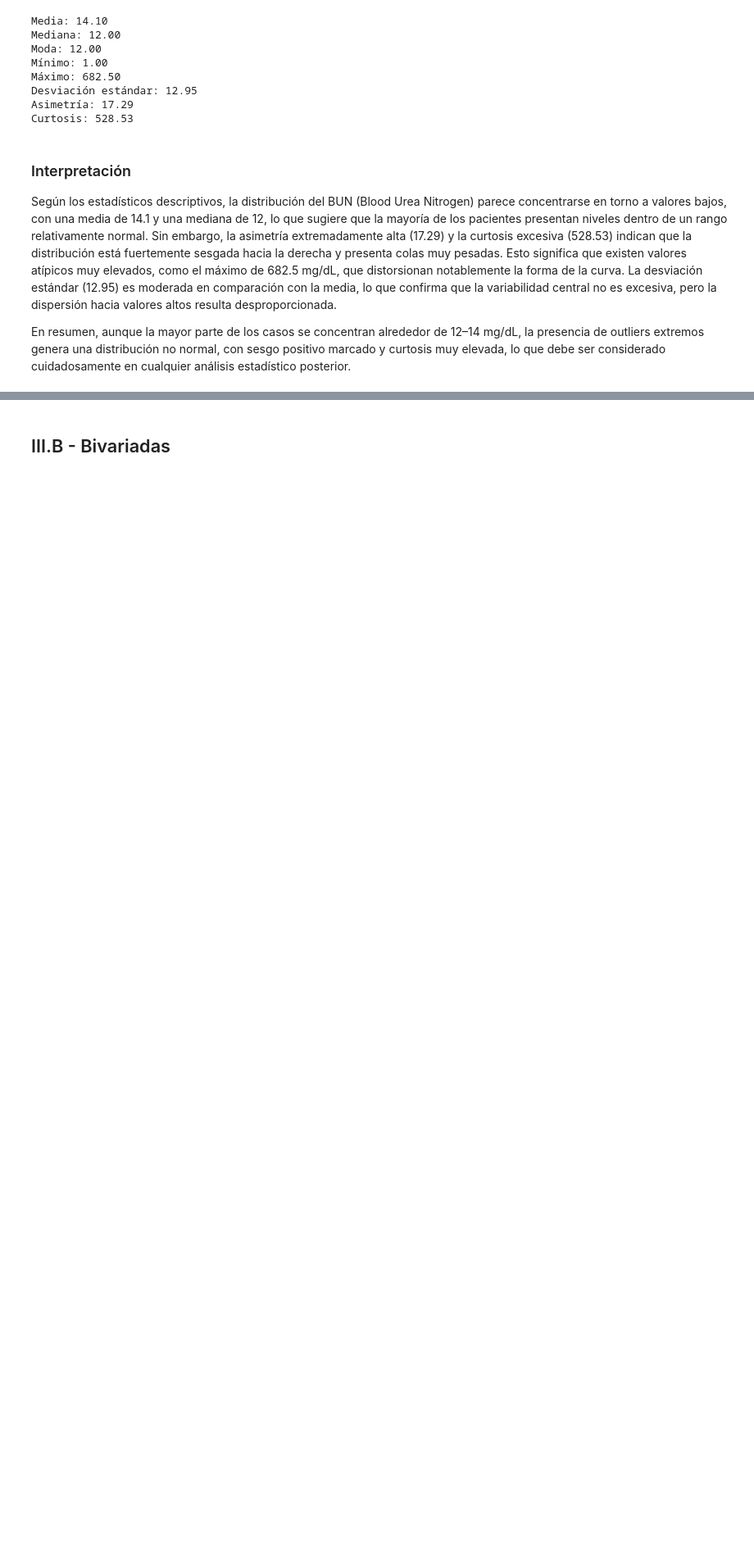
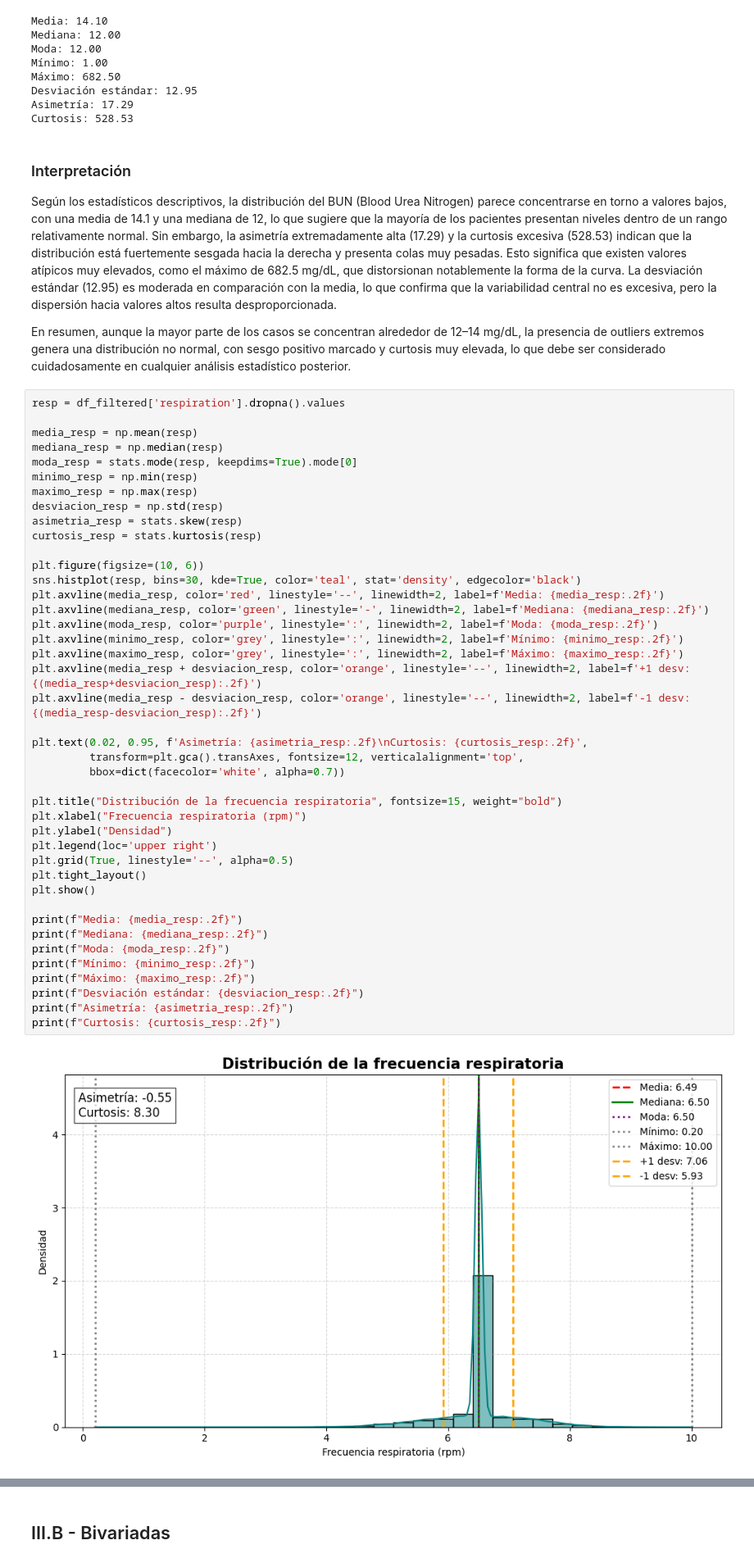
Before and after one commit to totox35/CiencasDatos_UdeA_GIRAULT, a Jupyter notebook: proyecto_aula/entregable_I_proyecto_aula.ipynb, the cells around one changed output, grey strips where cells are left out. Shown at 82% size. Cells and saved outputs as stored; diff of their text form; blank space fills up the shorter version.

```diff
--- a/proyecto_aula/entregable_I_proyecto_aula.ipynb
+++ b/proyecto_aula/entregable_I_proyecto_aula.ipynb
@@ -676,3 +677,47 @@ Curtosis: 528.53
 Según los estadísticos descriptivos, la distribución del BUN (Blood Urea Nitrogen) parece concentrarse en torno a valores bajos, con una media de 14.1 y una mediana de 12, lo que sugiere que la mayoría de los pacientes presentan niveles dentro de un rango relativamente normal. Sin embargo, la asimetría extremadamente alta (17.29) y la curtosis excesiva (528.53) indican que la distribución está fuertemente sesgada hacia la derecha y presenta colas muy pesadas. Esto significa que existen valores atípicos muy elevados, como el máximo de 682.5 mg/dL, que distorsionan notablemente la forma de la curva. La desviación estándar (12.95) es moderada en comparación con la media, lo que confirma que la variabilidad central no es excesiva, pero la dispersión hacia valores altos resulta desproporcionada.
 
 En resumen, aunque la mayor parte de los casos se concentran alrededor de 12–14 mg/dL, la presencia de outliers extremos genera una distribución no normal, con sesgo positivo marcado y curtosis muy elevada, lo que debe ser considerado cuidadosamente en cualquier análisis estadístico posterior.
+# %%
+resp = df_filtered['respiration'].dropna().values
+
+media_resp = np.mean(resp)
+mediana_resp = np.median(resp)
+moda_resp = stats.mode(resp, keepdims=True).mode[0]
+minimo_resp = np.min(resp)
+maximo_resp = np.max(resp)
+desviacion_resp = np.std(resp)
+asimetria_resp = stats.skew(resp)
+curtosis_resp = stats.kurtosis(resp)
+
+plt.figure(figsize=(10, 6))
+sns.histplot(resp, bins=30, kde=True, color='teal', stat='density', edgecolor='black')
+plt.axvline(media_resp, color='red', linestyle='--', linewidth=2, label=f'Media: {media_resp:.2f}')
+plt.axvline(mediana_resp, color='green', linestyle='-', linewidth=2, label=f'Mediana: {mediana_resp:.2f}')
+plt.axvline(moda_resp, color='purple', linestyle=':', linewidth=2, label=f'Moda: {moda_resp:.2f}')
+plt.axvline(minimo_resp, color='grey', linestyle=':', linewidth=2, label=f'Mínimo: {minimo_resp:.2f}')
+plt.axvline(maximo_resp, color='grey', linestyle=':', linewidth=2, label=f'Máximo: {maximo_resp:.2f}')
+plt.axvline(media_resp + desviacion_resp, color='orange', linestyle='--', linewidth=2, label=f'+1 desv: {(media_resp+desviacion_resp):.2f}')
+plt.axvline(media_resp - desviacion_resp, color='orange', linestyle='--', linewidth=2, label=f'-1 desv: {(media_resp-desviacion_resp):.2f}')
+
+plt.text(0.02, 0.95, f'Asimetría: {asimetria_resp:.2f}\nCurtosis: {curtosis_resp:.2f}',
+         transform=plt.gca().transAxes, fontsize=12, verticalalignment='top',
+         bbox=dict(facecolor='white', alpha=0.7))
+
+plt.title("Distribución de la frecuencia respiratoria", fontsize=15, weight="bold")
+plt.xlabel("Frecuencia respiratoria (rpm)")
+plt.ylabel("Densidad")
+plt.legend(loc='upper right')
+plt.grid(True, linestyle='--', alpha=0.5)
+plt.tight_layout()
+plt.show()
+
+print(f"Media: {media_resp:.2f}")
+print(f"Mediana: {mediana_resp:.2f}")
+print(f"Moda: {moda_resp:.2f}")
+print(f"Mínimo: {minimo_resp:.2f}")
+print(f"Máximo: {maximo_resp:.2f}")
+print(f"Desviación estándar: {desviacion_resp:.2f}")
+print(f"Asimetría: {asimetria_resp:.2f}")
+print(f"Curtosis: {curtosis_resp:.2f}")
+# %% [output]
+[figure, added]
```
Also changed, not shown: parts of 17 cells of this notebook.
